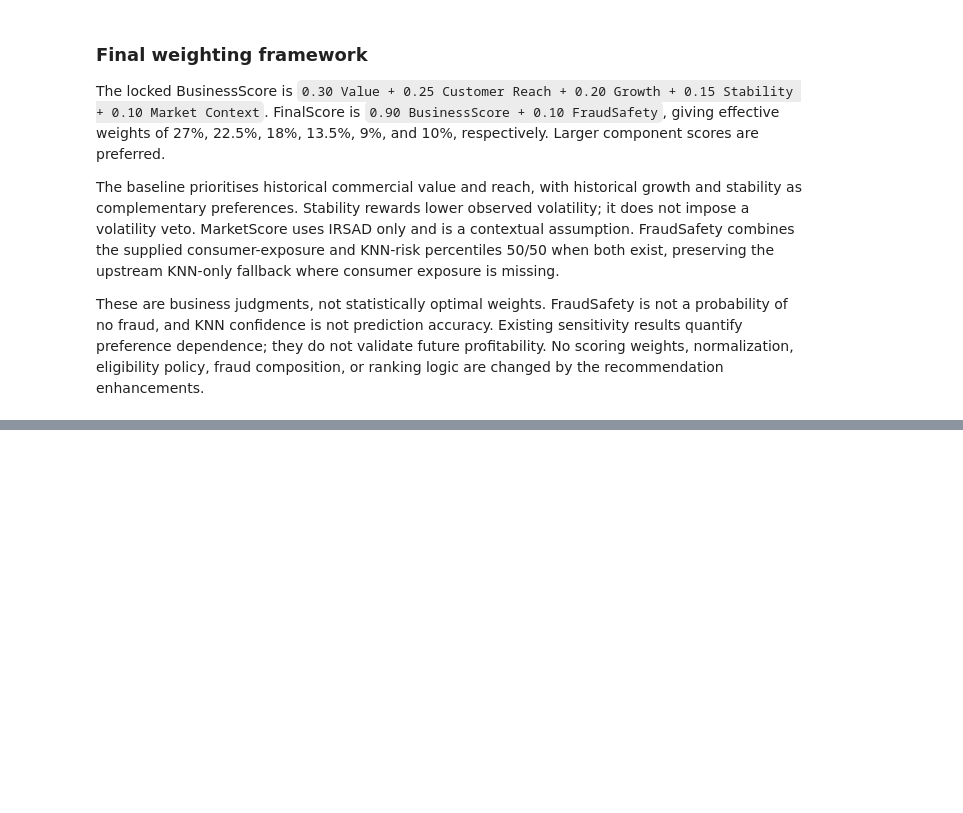
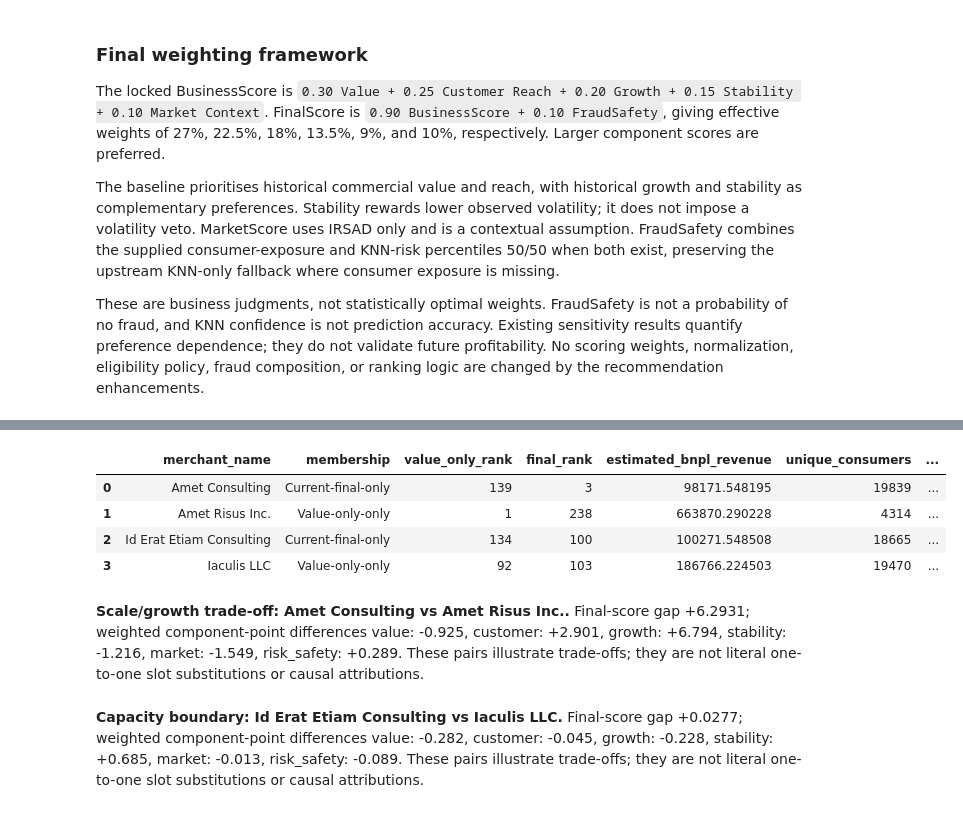
Before and after one commit to yixxx111/MAST30034-Project-2-Group-50, a Jupyter notebook: member5_ranking/ranking_summary.ipynb, the cells around one changed output, grey strips where cells are left out. Drawn from its saved outputs; the diff is of its cells as text; code cells hidden in the pictures; blank space fills up the shorter version.

```diff
--- a/member5_ranking/ranking_summary.ipynb
+++ b/member5_ranking/ranking_summary.ipynb
@@ -1249,0 +1336,64 @@ does not alter the locked ranking or allocate extra slots.
+# %%
+# Four contrasting, reproducible illustrative cases: two broad trade-offs and two boundary cases.
+case_specs = [
+    ("84703983173", "Current-final-only", "Highest final-ranked entrant", "Scale/growth trade-off"),
+    ("79827781481", "Value-only-only", "Highest historical revenue merchant omitted by final rule", "Scale/growth trade-off"),
+    ("83690644458", "Current-final-only", "Last selected final-only merchant", "Capacity boundary"),
+    ("23338656015", "Value-only-only", "Closest excluded value-only merchant by final rank", "Capacity boundary"),
+]
+replacement_specs = pd.DataFrame(case_specs, columns=["merchant_abn", "membership", "selection_reason", "comparison_pair"])
+replacement_cases = replacement_specs.merge(useful, on="merchant_abn", validate="one_to_one")
+assert len(replacement_cases) == 4
+assert replacement_cases.current_selected.ne(replacement_cases.value_only_selected).all()
+effective = {"value_score": .27, "customer_score": .225, "growth_score": .18,
+             "stability_score": .135, "market_score": .09, "risk_safety_score": .10}
+for col, weight in effective.items():
+    replacement_cases[col + "_points"] = replacement_cases[col] * weight
+point_cols = [c + "_points" for c in effective]
+np.testing.assert_allclose(replacement_cases[point_cols].sum(axis=1), replacement_cases.final_score)
+replacement_cases["interpretation"] = [
+    "Lower revenue proxy than the value-only cutoff, but broad reach and stronger historical growth help its final score; this is not evidence of future profit.",
+    "Highest revenue proxy and low CV do not offset weaker growth and reach percentiles under current preferences; not excluded because fraud was proven.",
+    "The combined score just clears the capacity boundary; not superior on every raw metric to excluded merchants.",
+    "A high-revenue, broad-reach merchant narrowly misses the final shortlist; weighted trade-offs, not commercial unsuitability, explain exclusion.",
+]
+replacement_cases = replacement_cases[["comparison_pair", "membership", "selection_reason", "merchant_abn", "merchant_name",
+    "value_only_rank", "final_rank", "final_score"] + useful_metrics + useful_components[:-1] + point_cols +
+    ["knn_confidence_score", "knn_out_of_distribution", "interpretation"]]
+replacement_cases.to_csv(RESULTS_DIR / "value_only_replacement_cases.csv", index=False)
+display(replacement_cases[["merchant_name", "membership", "value_only_rank", "final_rank"] + useful_metrics])
+for pair_name, pair in replacement_cases.groupby("comparison_pair", sort=False):
+    entrant = pair.loc[pair.membership.eq("Current-final-only")].iloc[0]
+    outgoing = pair.loc[pair.membership.eq("Value-only-only")].iloc[0]
+    deltas = entrant[point_cols] - outgoing[point_cols]
+    display(Markdown(f"**{pair_name}: {entrant.merchant_name} vs {outgoing.merchant_name}.** "
+        f"Final-score gap {entrant.final_score-outgoing.final_score:+.4f}; weighted component-point differences "
+        + ", ".join(f"{c.removesuffix('_score_points')}: {deltas[c]:+.3f}" for c in point_cols)
+        + ". These pairs illustrate trade-offs; they are not literal one-to-one slot substitutions or causal attributions."))
+med = value_comparison.pivot(index="metric", columns="group", values="median")
+display(Markdown(f"""
+**Decision value and cost:** the comprehensive rule replaces {100-value_overlap} revenue-only choices,
+adding explicit reach, growth, volatility, contextual and relative-risk preferences. Historical revenue
+proxy median is AUD {med.loc['estimated_bnpl_revenue','Current final Top100']:,.0f} versus
+AUD {med.loc['estimated_bnpl_revenue','Value-only Top100']:,.0f}; reach is
+{med.loc['unique_consumers','Current final Top100']:,.1f} versus {med.loc['unique_consumers','Value-only Top100']:,.1f}.
+CV is {med.loc['monthly_revenue_cv','Current final Top100']:.5f} versus {med.loc['monthly_revenue_cv','Value-only Top100']:.5f};
+normalized trend is {med.loc['normalized_monthly_revenue_trend','Current final Top100']:.5f} versus
+{med.loc['normalized_monthly_revenue_trend','Value-only Top100']:.5f}.
+
+The current selection does **not** dominate: its median relative risk index
+({med.loc['fraud_risk_index','Current final Top100']:.5f}) is slightly higher than revenue-only
+({med.loc['fraud_risk_index','Value-only Top100']:.5f}), and the volatility difference is small.
+Among replacement groups the same trade-off must be read from the separate rows, not inferred from
+whole-list medians. The comprehensive score makes priorities auditable; it does not demonstrate
+higher future profit or a universally better shortlist. Revenue-only maximizes this historical
+additive proxy for 100 merchants; choosing other criteria has a real historical-value opportunity cost.
+"""))
+# %% [output]
+|  | merchant_name | membership | value_only_rank | final_rank | estimated_bnpl_revenue | unique_consumers | ... |
+| 0 | Amet Consulting | Current-final-only | 139 | 3 | 98171.548195 | 19839 | ... |
+| 1 | Amet Risus Inc. | Value-only-only | 1 | 238 | 663870.290228 | 4314 | ... |
+| 2 | Id Erat Etiam Consulting | Current-final-only | 134 | 100 | 100271.548508 | 18665 | ... |
+| 3 | Iaculis LLC | Value-only-only | 92 | 103 | 186766.224503 | 19470 | ... |
+**Scale/growth trade-off: Amet Consulting vs Amet Risus Inc..** Final-score gap +6.2931; weighted component-point differences value: -0.925, customer: +2.901, growth: +6.794, stability: -1.216, market: -1.549, risk_safety: +0.289. These pairs illustrate trade-offs; they are not literal one-to-one slot substitutions or causal attributions.
+**Capacity boundary: Id Erat Etiam Consulting vs Iaculis LLC.** Final-score gap +0.0277; weighted component-point differences value: -0.282, customer: -0.045, growth: -0.228, stability: +0.685, market: -0.013, risk_safety: -0.089. These pairs illustrate trade-offs; they are not literal one-to-one slot substitutions or causal attributions.
```
Also changed, not shown: parts of 12 cells of this notebook, 14 other files.
